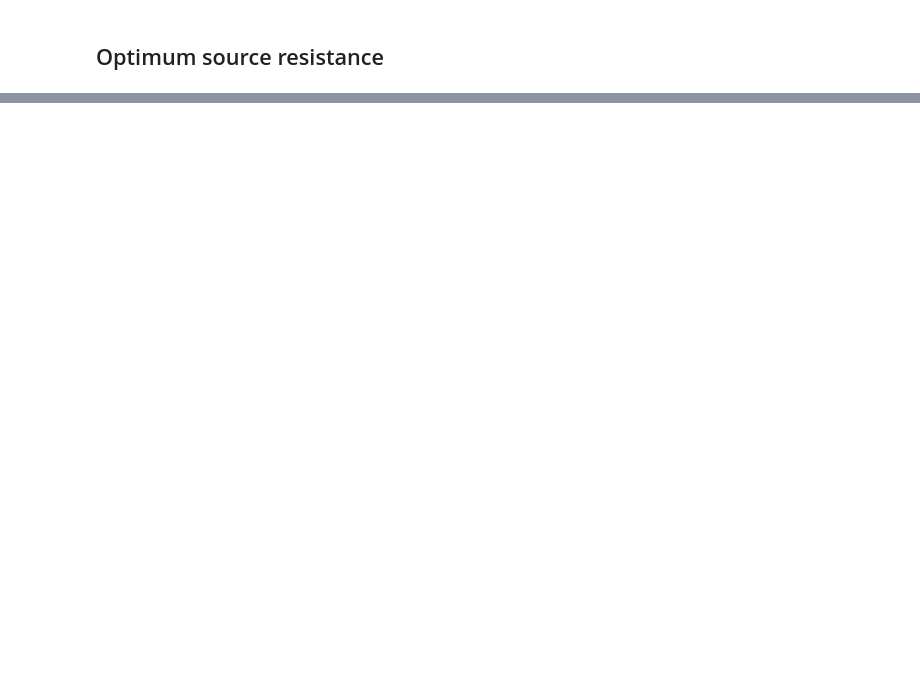
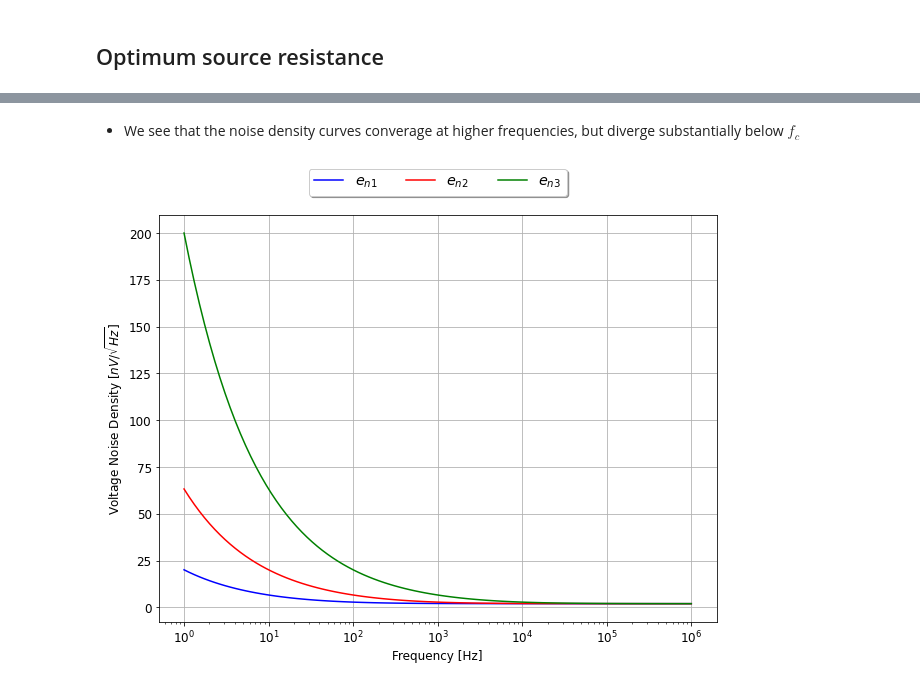
Before and after one commit to uw-analog/ee538-spring2021, a Jupyter notebook: Lecture/2021_4_7_EE538_Lecture2_amplifier_noise.ipynb, the cells around one changed output, grey strips where cells are left out. Drawn from its saved outputs; the diff is of its cells as text; code cells hidden in the pictures; blank space fills up the shorter version.

```diff
--- a/Lecture/2021_4_7_EE538_Lecture2_amplifier_noise.ipynb
+++ b/Lecture/2021_4_7_EE538_Lecture2_amplifier_noise.ipynb
@@ -345,0 +692,19 @@ F = 1 + \dfrac{T_n}{T_{ref}}
+# %%
+e_nw = 2e-9
+fc1 = 100
+fc2 = 1e3
+fc3 = 10e3
+f = np.logspace(0, 6, num=100)
+e_n1 = np.sqrt(e_nw**2*(1+fc1/f))
+e_n2 = np.sqrt(e_nw**2*(1+fc2/f))
+e_n3 = np.sqrt(e_nw**2*(1+fc3/f))
+vn1_rms = np.sqrt(integrate.cumtrapz(e_n1**2, f, initial=0))
+vn2_rms = np.sqrt(integrate.cumtrapz(e_n2**2, f, initial=0))
+vn3_rms = np.sqrt(integrate.cumtrapz(e_n3**2, f, initial=0) )
+# %% [markdown]
+ - We see that the noise density curves converage at higher frequencies, but diverge substantially below $f_c$
+# %%
+plot_log3xy(f, 1e9*e_n1, 1e9*e_n2, 1e9*e_n3, 'Frequency [Hz]', r'Voltage Noise Density [$nV/\sqrt{Hz}$]',
+           r'$e_{n1}$', r'$e_{n2}$', r'$e_{n3}$')
+# %% [output]
+[figure, added]
```
Also changed, not shown: parts of 85 cells of this notebook, 16 other files.
